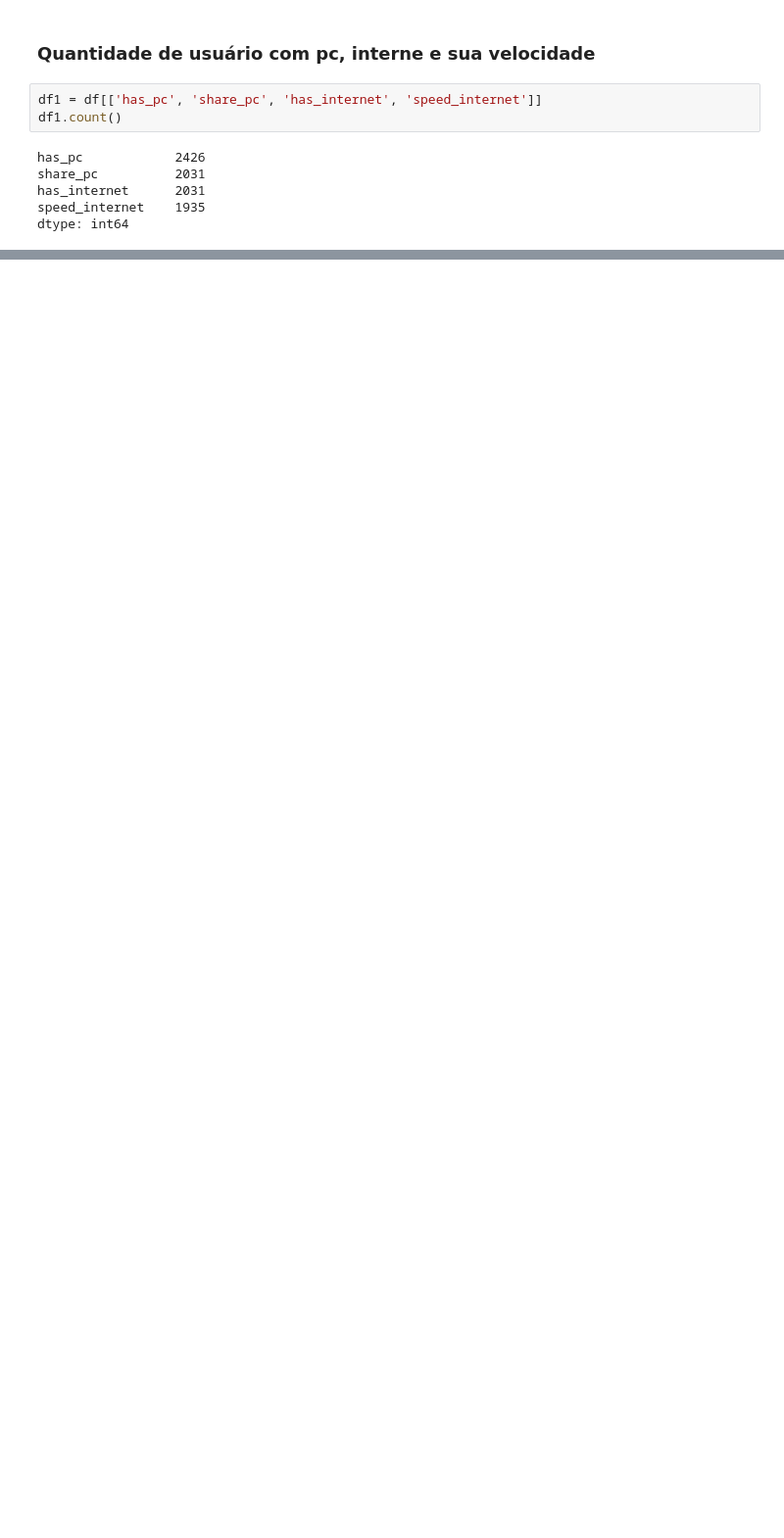
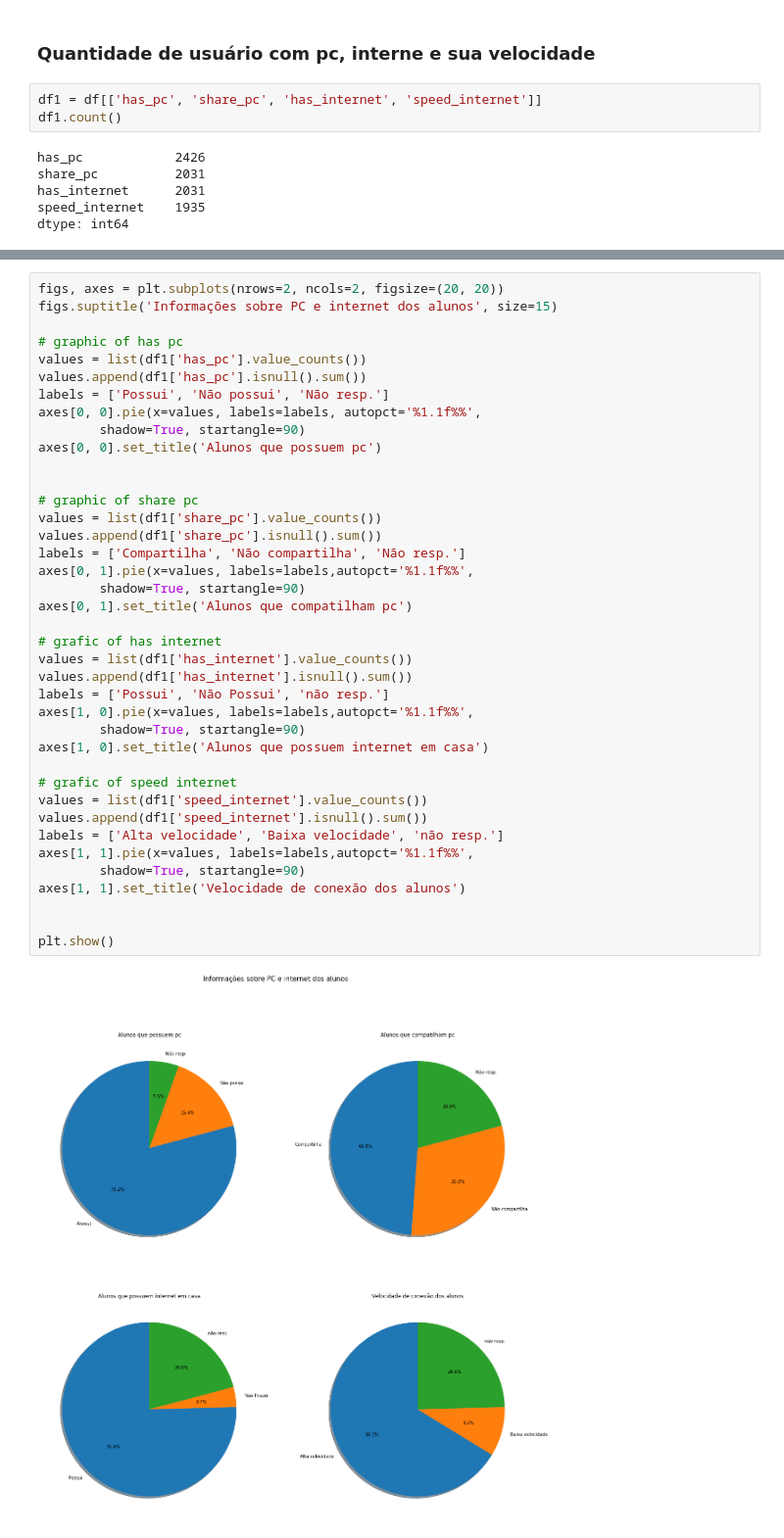
Before and after one commit to userddssilva/Predicao-evasao-escolar-PAIC-UEA-2019-2020, a Jupyter notebook: analysis_user_data.ipynb, the cells around one changed output, grey strips where cells are left out. Shown at 98% size. Saved outputs shown, nothing was run; the diff lists cells and outputs as text; blank space fills up the shorter version.

```diff
--- a/analysis_user_data.ipynb
+++ b/analysis_user_data.ipynb
@@ -197,0 +178,41 @@ dtype: int64
+# %%
+figs, axes = plt.subplots(nrows=2, ncols=2, figsize=(20, 20))
+figs.suptitle('Informações sobre PC e internet dos alunos', size=15)
+
+# graphic of has pc
+values = list(df1['has_pc'].value_counts())
+values.append(df1['has_pc'].isnull().sum())
+labels = ['Possui', 'Não possui', 'Não resp.']
+axes[0, 0].pie(x=values, labels=labels, autopct='%1.1f%%',
+        shadow=True, startangle=90)
+axes[0, 0].set_title('Alunos que possuem pc')
+
+
+# graphic of share pc
+values = list(df1['share_pc'].value_counts())
+values.append(df1['share_pc'].isnull().sum())
+labels = ['Compartilha', 'Não compartilha', 'Não resp.']
+axes[0, 1].pie(x=values, labels=labels,autopct='%1.1f%%',
+        shadow=True, startangle=90)
+axes[0, 1].set_title('Alunos que compatilham pc')
+
+# grafic of has internet
+values = list(df1['has_internet'].value_counts())
+values.append(df1['has_internet'].isnull().sum())
+labels = ['Possui', 'Não Possui', 'não resp.']
+axes[1, 0].pie(x=values, labels=labels,autopct='%1.1f%%',
+        shadow=True, startangle=90)
+axes[1, 0].set_title('Alunos que possuem internet em casa')
+
+# grafic of speed internet
+values = list(df1['speed_internet'].value_counts())
+values.append(df1['speed_internet'].isnull().sum())
+labels = ['Alta velocidade', 'Baixa velocidade', 'não resp.']
+axes[1, 1].pie(x=values, labels=labels,autopct='%1.1f%%',
+        shadow=True, startangle=90)
+axes[1, 1].set_title('Velocidade de conexão dos alunos')
+
+
+plt.show()
+# %% [output]
+[figure, added]
```
Also changed, not shown: parts of 46 cells of this notebook, 1 other file.
